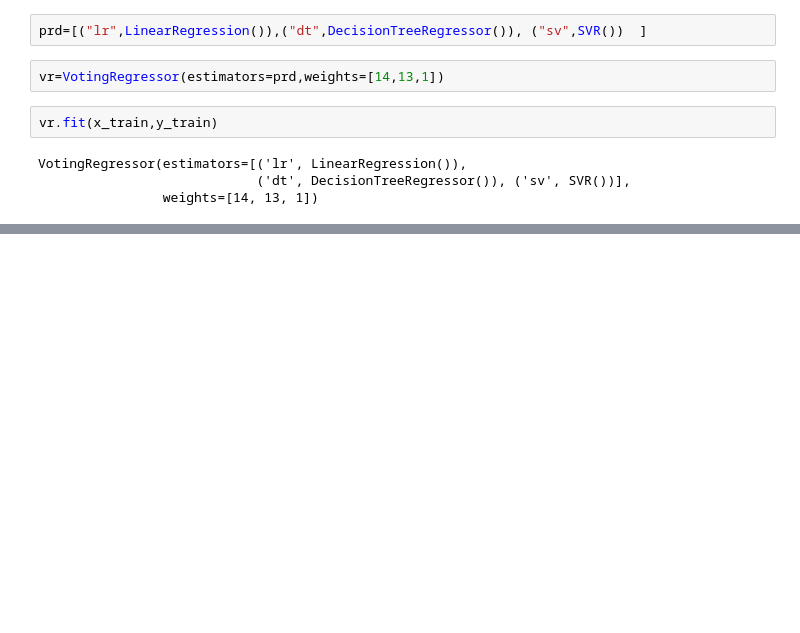
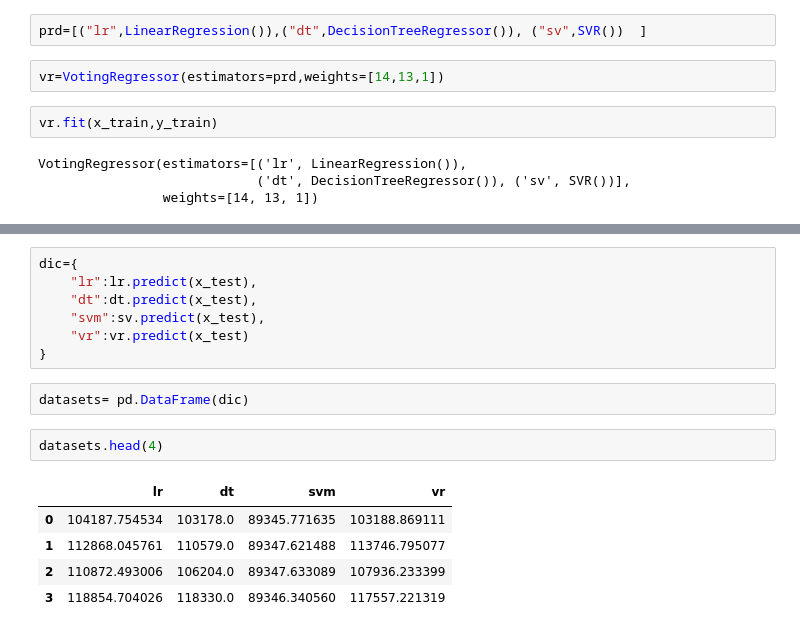
Before and after one commit to thisissagarthapa/Voting-Regressor-Ensemble-Learning-, a Jupyter notebook: regressor.ipynb, the cells around one changed output, grey strips where cells are left out. Cells and saved outputs as stored; diff of their text form; blank space fills up the shorter version.

```diff
--- a/regressor.ipynb
+++ b/regressor.ipynb
@@ -63,0 +66,17 @@ vr.score(x_train,y_train)*100,vr.score(x_test,y_test)*100
+# %%
+dic={
+    "lr":lr.predict(x_test),
+    "dt":dt.predict(x_test),
+    "svm":sv.predict(x_test),
+    "vr":vr.predict(x_test)
+}
+# %%
+datasets= pd.DataFrame(dic)
+# %%
+datasets.head(4)
+# %% [output]
+|  | lr | dt | svm | vr |
+| 0 | 104187.754534 | 103178.0 | 89345.771635 | 103188.869111 |
+| 1 | 112868.045761 | 110579.0 | 89347.621488 | 113746.795077 |
+| 2 | 110872.493006 | 106204.0 | 89347.633089 | 107936.233399 |
+| 3 | 118854.704026 | 118330.0 | 89346.340560 | 117557.221319 |
```
Also changed, not shown: parts of 3 cells of this notebook.
